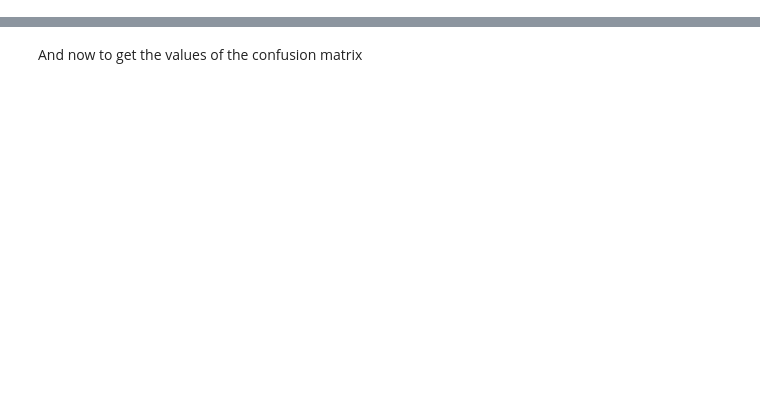
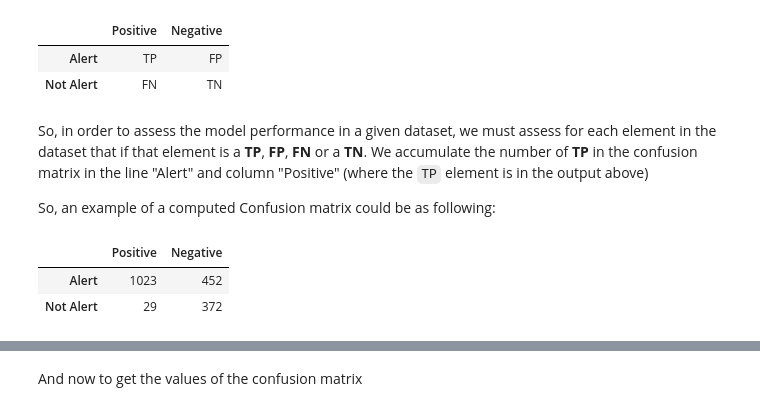
Before and after one commit to augustoamerico/sim_2019, a Jupyter notebook: 2019-12-03_Linear_Binary_Classifiers.ipynb, the cells around one changed output, grey strips where cells are left out. Drawn from its saved outputs; the diff is of its cells as text; code cells hidden in the pictures; blank space fills up the shorter version.

Commit message:
adding the new documentation on the binary classification models + exercises

```diff
--- a/2019-12-03_Linear_Binary_Classifiers.ipynb
+++ b/2019-12-03_Linear_Binary_Classifiers.ipynb
@@ -108,0 +129,27 @@ def get_confusion_element(df, function, parameters, individual):
+# %%
+confusion_matrix = pd.DataFrame(columns=["Positive","Negative"], index=["Alert","Not Alert"])
+confusion_matrix.loc["Alert","Positive"] = 'TP'
+confusion_matrix.loc["Alert","Negative"] = 'FP'
+confusion_matrix.loc["Not Alert","Positive"] = 'FN'
+confusion_matrix.loc["Not Alert","Negative"] = 'TN'
+confusion_matrix
+# %% [output]
+|  | Positive | Negative |
+| Alert | TP | FP |
+| Not Alert | FN | TN |
+# %% [markdown]
+So, in order to assess the model performance in a given dataset, we must assess for each element in the dataset that if that element is a **TP**, **FP**, **FN** or a **TN**.
+We accumulate the number of **TP** in the confusion matrix in the line "Alert" and column "Positive" (where the `TP` element is in the output above)
+
+So, an example of a computed Confusion matrix could be as following:
+# %%
+confusion_matrix = pd.DataFrame(columns=["Positive","Negative"], index=["Alert","Not Alert"])
+confusion_matrix.loc["Alert","Positive"] = 1023
+confusion_matrix.loc["Alert","Negative"] = 452
+confusion_matrix.loc["Not Alert","Positive"] = 29
+confusion_matrix.loc["Not Alert","Negative"] = 372
+confusion_matrix
+# %% [output]
+|  | Positive | Negative |
+| Alert | 1023 | 452 |
+| Not Alert | 29 | 372 |
```
Also changed, not shown: parts of 47 cells of this notebook.
